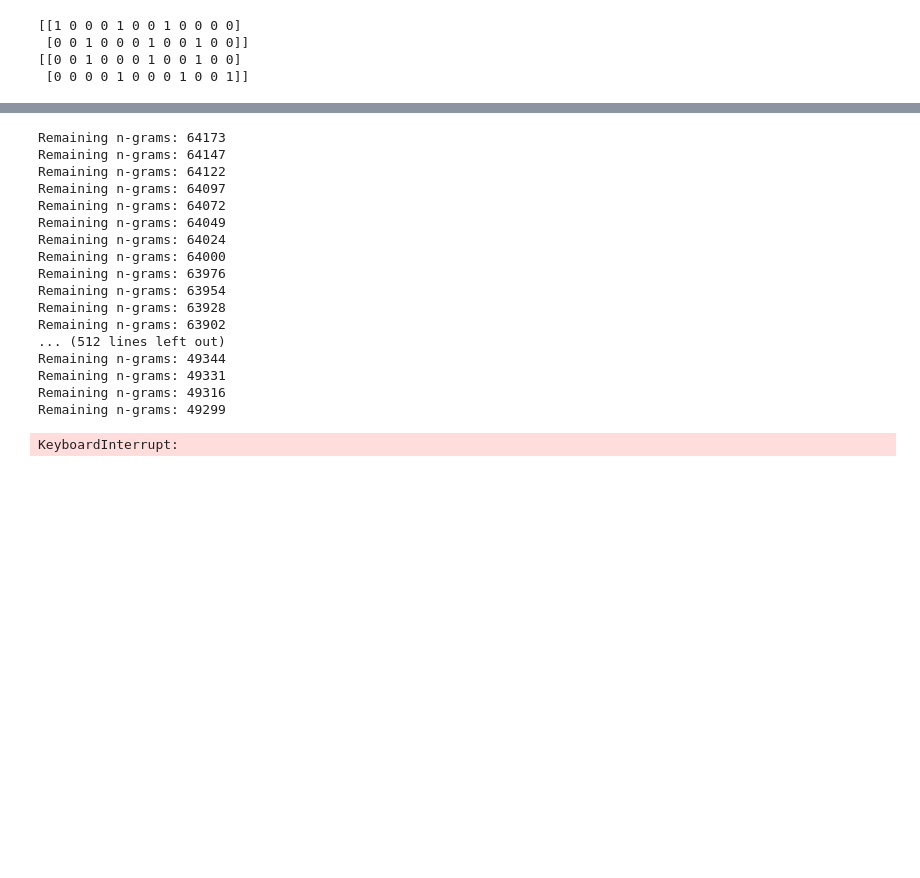
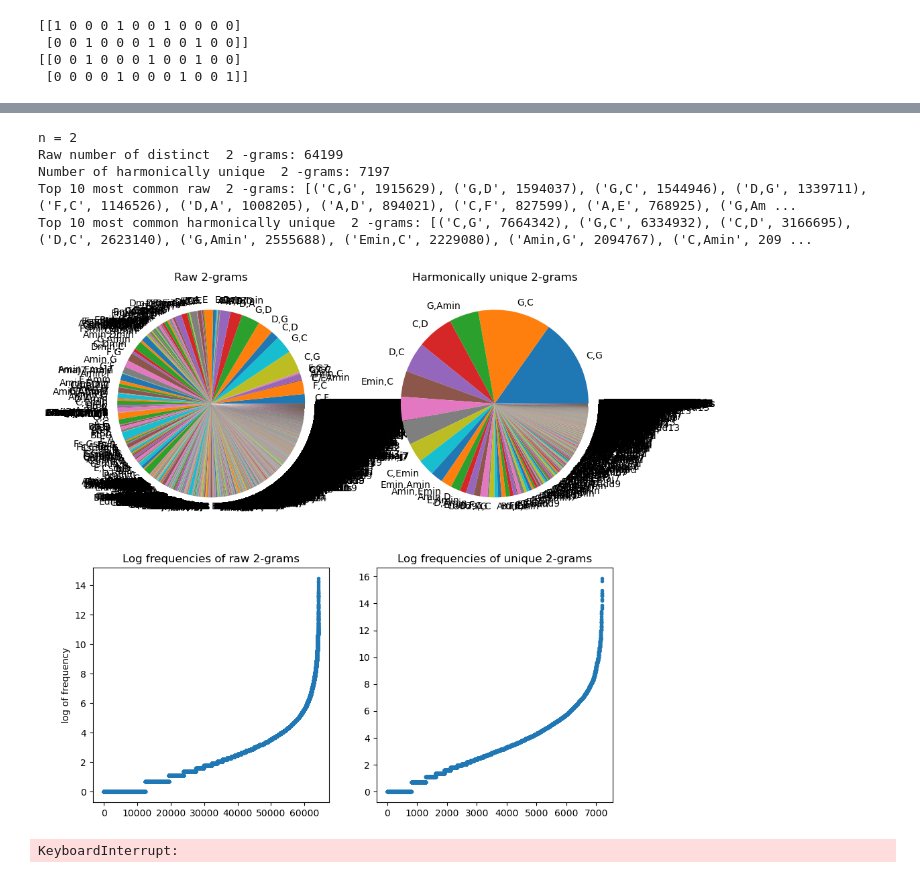
Before and after one commit to Erdos-Projects/fall-2025-harmonic-features-for-song-recommendations, a Jupyter notebook: chord_matrix_conversion/n-gram-frequency.ipynb, the cells around one changed output, grey strips where cells are left out. Drawn from its saved outputs; the diff is of its cells as text; code cells hidden in the pictures; blank space fills up the shorter version.

```diff
--- a/chord_matrix_conversion/n-gram-frequency.ipynb
+++ b/chord_matrix_conversion/n-gram-frequency.ipynb
@@ -142,8 +142,8 @@ def is_harmonic_equivalent_matrix(chord_matrix_1, chord_matrix_2):
     # return true if chord_matrix_1 and chord_matrix_2 are just tranposed versions of each other
 
     # some basic checks to skip some looping when we can rule that out already
-    #if chord_matrix_1.shape != chord_matrix_2.shape:
-    #    return False
+    if chord_matrix_1.shape != chord_matrix_2.shape:
+        return False
 
     for i in range(len(chord_matrix_1)):
         if chord_matrix_1[i].sum() != chord_matrix_2[i].sum():
@@ -230,19 +230,19 @@ def unique_n_grams(chord_n_gram_counter, output_messages=False, countdown=False)
     return unique_n_gram_counter
 # %%
 # visualize output of computing raw and unique n-grams
-def visualize(n, pie_slices = -1):
+def visualize(n, pie_slices = -1, show_countdown=False):
     # compute the raw n-grams
     n_gram_counter_raw = n_grams(n)
 
     # compute the unique n-grams
-    n_gram_counter_unique = unique_n_grams(n_gram_counter_raw, output_messages=False, countdown=True)
+    n_gram_counter_unique = unique_n_grams(n_gram_counter_raw, output_messages=False, countdown = show_countdown)
 
     # print some basic info
     print("n =",n)
-    print("Raw number of distinct n-grams:",len(n_gram_counter_raw))
-    print("Number of harmonically unique n-grams:",len(n_gram_counter_unique))
-    print("Top 10 most common raw n-grams:",n_gram_counter_raw.most_common(10))
-    print("Top 10 most common harmonically unique n-grams:",n_gram_counter_unique.most_common(10))
+    print("Raw number of distinct ",n,"-grams:",len(n_gram_counter_raw))
+    print("Number of harmonically unique ",n,"-grams:",len(n_gram_counter_unique))
+    print("Top 10 most common raw ",n,"-grams:",n_gram_counter_raw.most_common(10))
+    print("Top 10 most common harmonically unique ",n,"-grams:",n_gram_counter_unique.most_common(10))
 
     # set up some subplots
     fig, axes = plt.subplots(nrows = 2,
@@ -260,7 +260,7 @@ def visualize(n, pie_slices = -1):
         x_raw = most_common.values()
         labels_raw = most_common.keys()
     axes[0,0].pie(x = list(x_raw), labels = list(labels_raw))
-    axes[0,0].set_title('Raw n-grams')
+    axes[0,0].set_title('Raw ' + str(n) + '-grams')
 
     # make a pie chart of top unique n-grams, using pie_slices if provided
     if pie_slices == -1:
@@ -273,20 +273,20 @@ def visualize(n, pie_slices = -1):
         x_unique = most_common.values()
         labels_unique = most_common.keys()
     axes[0,1].pie(x = list(x_unique), labels = list(labels_unique))
-    axes[0,1].set_title('Harmonically unique n-grams')
+    axes[0,1].set_title('Harmonically unique ' + str(n) + '-grams')
 
     # make a log plot of frequencies of raw n-grams
     axes[1,0].scatter(x = np.arange(len(n_gram_counter_raw.values())),
                       y = np.log(np.sort(list(n_gram_counter_raw.values()))),
                       marker='.')
-    axes[1,0].set_title('Log frequencies of raw n-grams')
+    axes[1,0].set_title('Log frequencies of raw ' + str(n) + '-grams')
     axes[1,0].set_ylabel('log of frequency')
 
     # make a log plot of frequencies of unique n-grams
     axes[1,1].scatter(x = np.arange(len(n_gram_counter_unique.values())),
                       y = np.log(np.sort(list(n_gram_counter_unique.values()))),
                       marker='.')
-    axes[1,1].set_title('Log frequencies of unique n-grams')
+    axes[1,1].set_title('Log frequencies of unique ' + str(n) + '-grams')
 
     plt.show()
 # %%
@@ -312,22 +300,14 @@ Top 10 most common harmonically unique n-grams: [('G', 33109135), ('Amin', 11651
 [figure]
 # %%
-visualize(2)
+visualize(2, show_countdown = False)
 # %% [output]
-Remaining n-grams: 64173
-Remaining n-grams: 64147
-Remaining n-grams: 64122
-Remaining n-grams: 64097
-Remaining n-grams: 64072
-Remaining n-grams: 64049
-Remaining n-grams: 64024
-Remaining n-grams: 64000
-Remaining n-grams: 63976
-Remaining n-grams: 63954
-Remaining n-grams: 63928
-Remaining n-grams: 63902
-... (512 lines left out)
-Remaining n-grams: 49344
-Remaining n-grams: 49331
-Remaining n-grams: 49316
-Remaining n-grams: 49299
+n = 2
+Raw number of distinct  2 -grams: 64199
+Number of harmonically unique  2 -grams: 7197
+Top 10 most common raw  2 -grams: [('C,G', 1915629), ('G,D', 1594037), ('G,C', 1544946), ('D,G', 1339711), ('F,C', 1146526), ('D,A', 1008205), ('A,D', 894021), ('C,F', 827599), ('A,E', 768925), ('G,Am ...
+Top 10 most common harmonically unique  2 -grams: [('C,G', 7664342), ('G,C', 6334932), ('C,D', 3166695), ('D,C', 2623140), ('G,Amin', 2555688), ('Emin,C', 2229080), ('Amin,G', 2094767), ('C,Amin', 209 ...
-KeyboardInterrupt:
+[figure, added]
+# %%
+visualize(3, show_countdown = False)
+# %% [output]
+KeyboardInterrupt:
```
Also changed, not shown: parts of 2 cells of this notebook.
